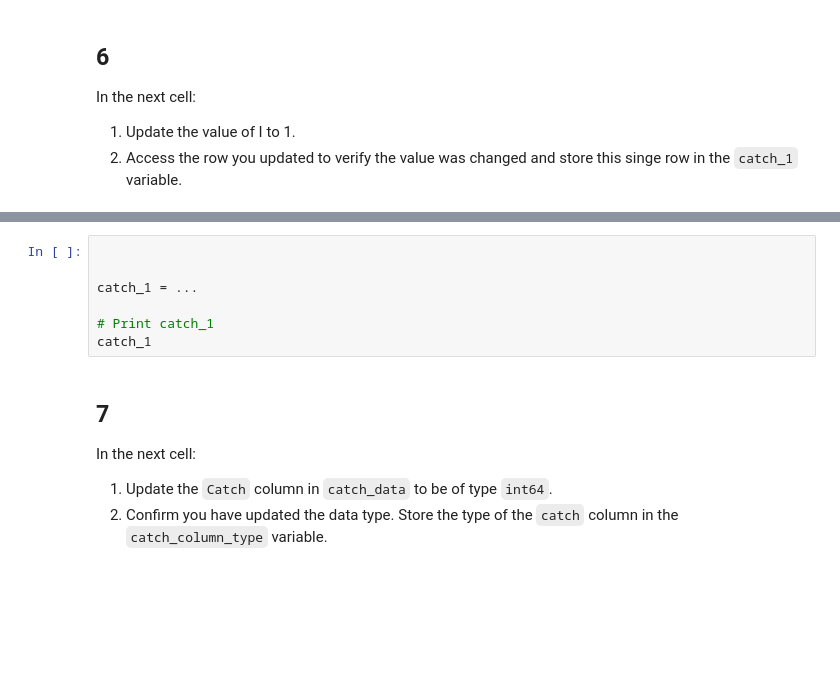
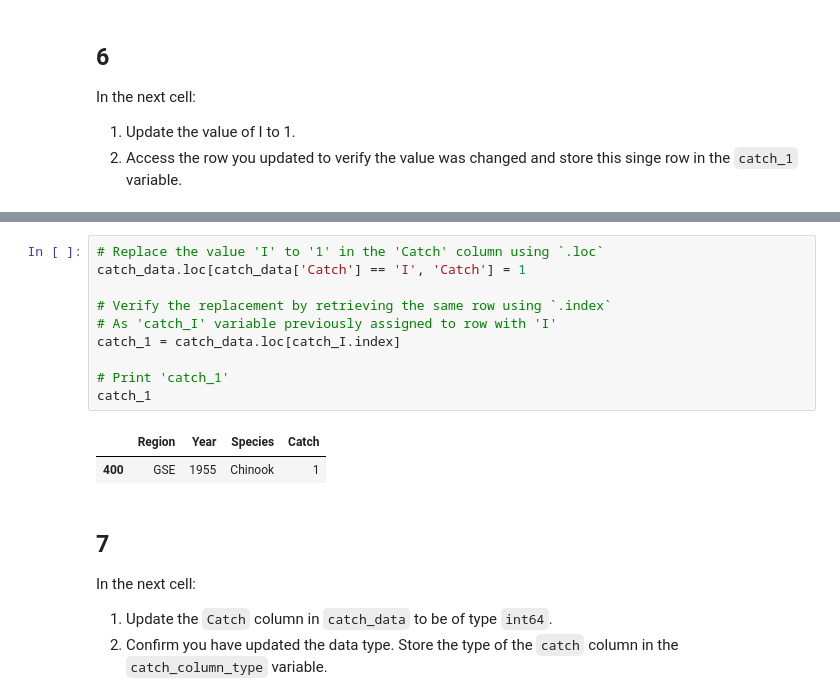
Before and after one commit to jwonyk/eds220-hwk2, a Jupyter notebook: task2/hwk2-task2-salmon-kim.ipynb, the cells around one changed output, grey strips where cells are left out. Drawn from its saved outputs; the diff is of its cells as text; blank space fills up the shorter version.

Commit message:
Identify and correct 'I' value to '1'

```diff
--- a/task2/hwk2-task2-salmon-kim.ipynb
+++ b/task2/hwk2-task2-salmon-kim.ipynb
@@ -219,13 +227,19 @@ In the next cell:
 2. Access the row you updated to verify the value was changed and store this singe row in the `catch_1` variable.
 # %% [markdown]
 <!-- BEGIN QUESTION -->
-# %%
-
-
-catch_1 = ...
-
-# Print catch_1
-catch_1
+# %%
+# Replace the value 'I' to '1' in the 'Catch' column using `.loc`
+catch_data.loc[catch_data['Catch'] == 'I', 'Catch'] = 1
+
+# Verify the replacement by retrieving the same row using `.index`
+# As 'catch_I' variable previously assigned to row with 'I'
+catch_1 = catch_data.loc[catch_I.index]
+
+# Print 'catch_1'
+catch_1
+# %% [output]
+|  | Region | Year | Species | Catch |
+| 400 | GSE | 1955 | Chinook | 1 |
 # %% [markdown]
 <!-- END QUESTION -->
 
```
Also changed, not shown: parts of 5 cells of this notebook.
